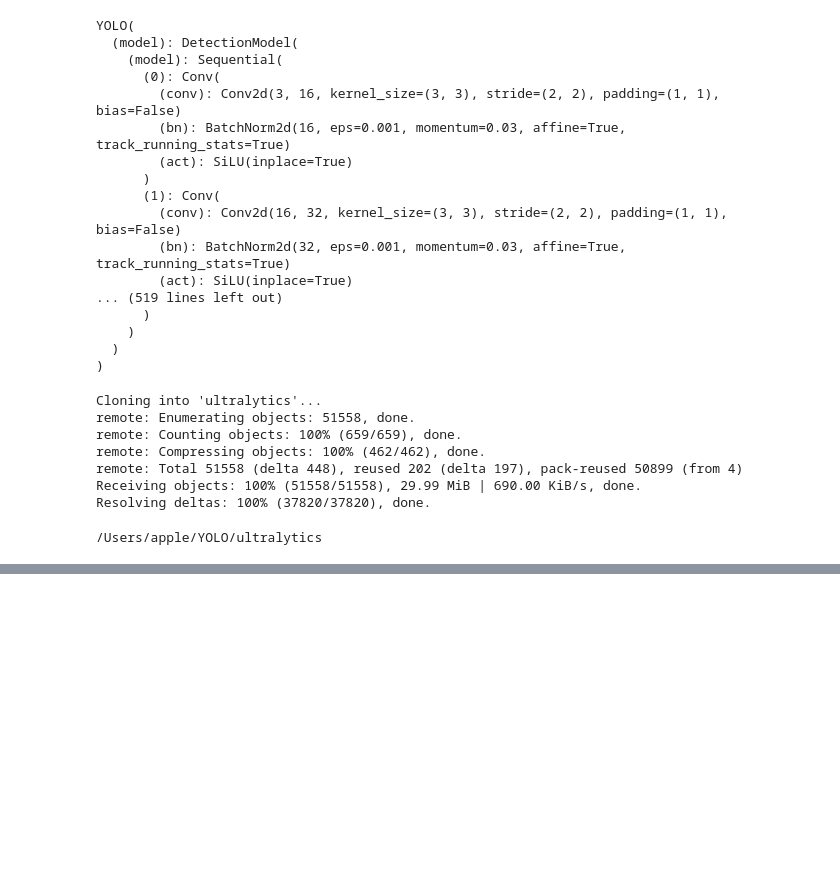
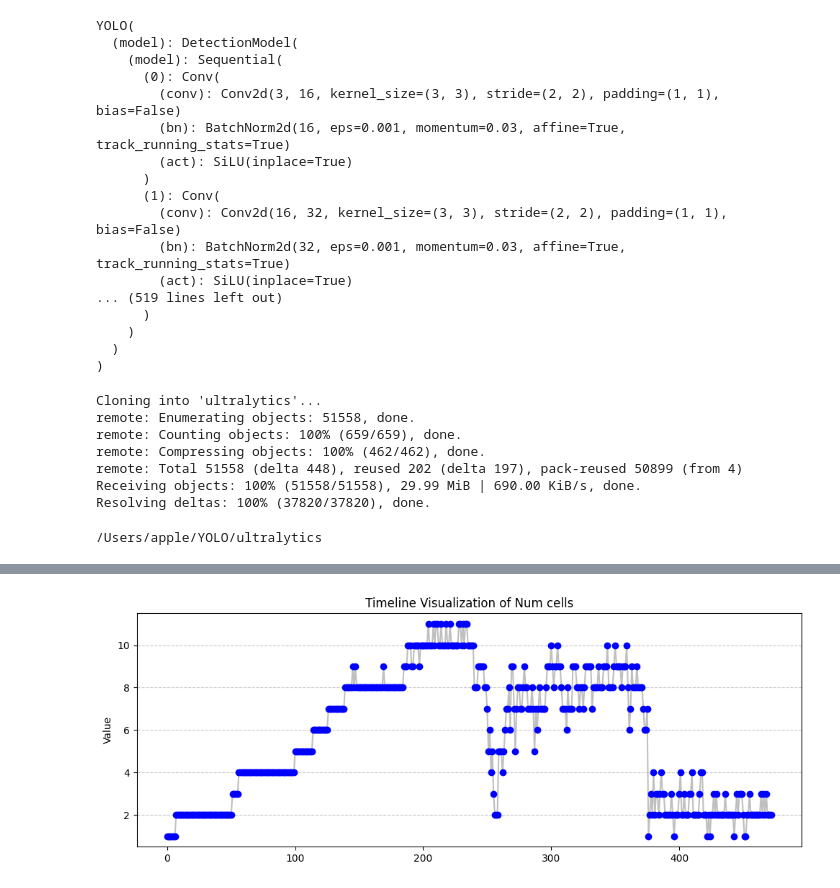
Before and after one commit to hiendang7613/z_code, a Jupyter notebook: yolo.ipynb, the cells around one changed output, grey strips where cells are left out. Drawn from its saved outputs; the diff is of its cells as text; code cells hidden in the pictures; blank space fills up the shorter version.

```diff
--- a/yolo.ipynb
+++ b/yolo.ipynb
@@ -59,0 +484,3 @@ AttributeError: 'DetectionModel' object has no attribute 'args'
+# %%
+for x in o:
+    print(x.shape)
@@ -1586,0 +1009,17 @@ Resolving deltas: 100% (37820/37820), done.
+# %%
+json_dir = '/Users/apple/Downloads/output1'
+import json
+import os
+
+list_files = os.listdir(json_dir)
+list_files = [os.path.join(json_dir, file) for file in list_files]
+for file in list_files:
+    with open(file, 'r') as f:
+        data = json.load(f)
+    print(data)
+    list_numcells = []
+    for x in data:
+        numcells = x['cells']
+        list_numcells.append(numcells)
+    print(list_numcells)
+    raise 'sdfsdf'
@@ -1586,0 +1064,29 @@ Resolving deltas: 100% (37820/37820), done.
+# %%
+import matplotlib.pyplot as plt
+import numpy as np
+
+# Example data: timestamps and corresponding numerical values
+timestamps = list(range(1, len(list_numcells) + 1))
+values = list_numcells
+
+# Convert timestamps to a numerical format for plotting
+x = np.arange(len(timestamps))
+
+# Create the plot
+fig, ax = plt.subplots(figsize=(10, 4))
+ax.scatter(x, values, color='b', zorder=2)
+
+# Draw a horizontal line to represent the timeline
+ax.plot(x, values, linestyle='-', color='gray', alpha=0.5, zorder=1)
+
+# Format the plot
+# ax.set_xticks(x)
+# ax.set_xticklabels(timestamps, rotation=45, ha="right")
+ax.set_ylabel("Value")
+ax.set_title("Timeline Visualization of Num cells")
+
+plt.grid(axis='y', linestyle='--', alpha=0.7)
+plt.tight_layout()
+plt.show()
+# %% [output]
+[figure, added]
```
Also changed, not shown: parts of 52 cells of this notebook.
